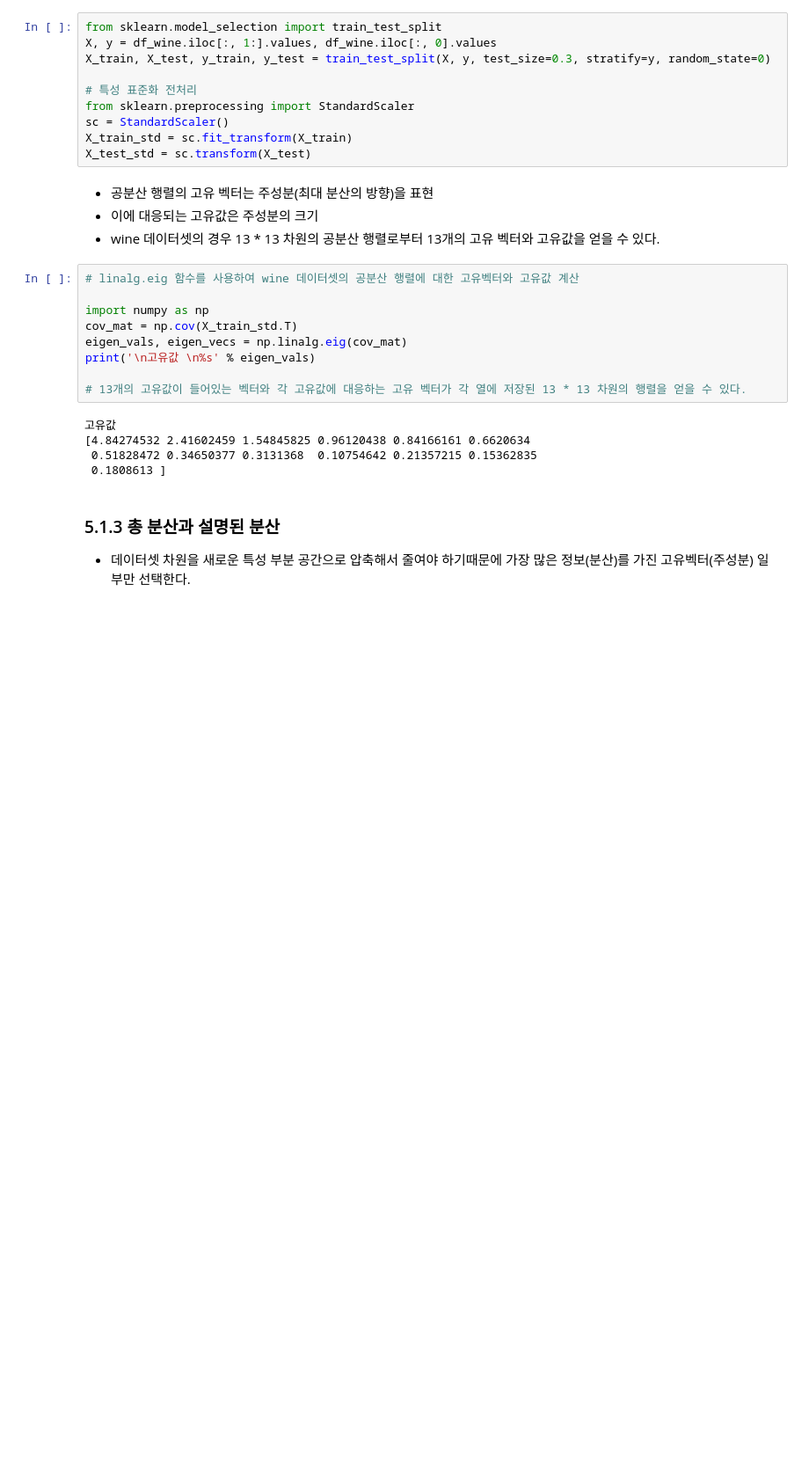
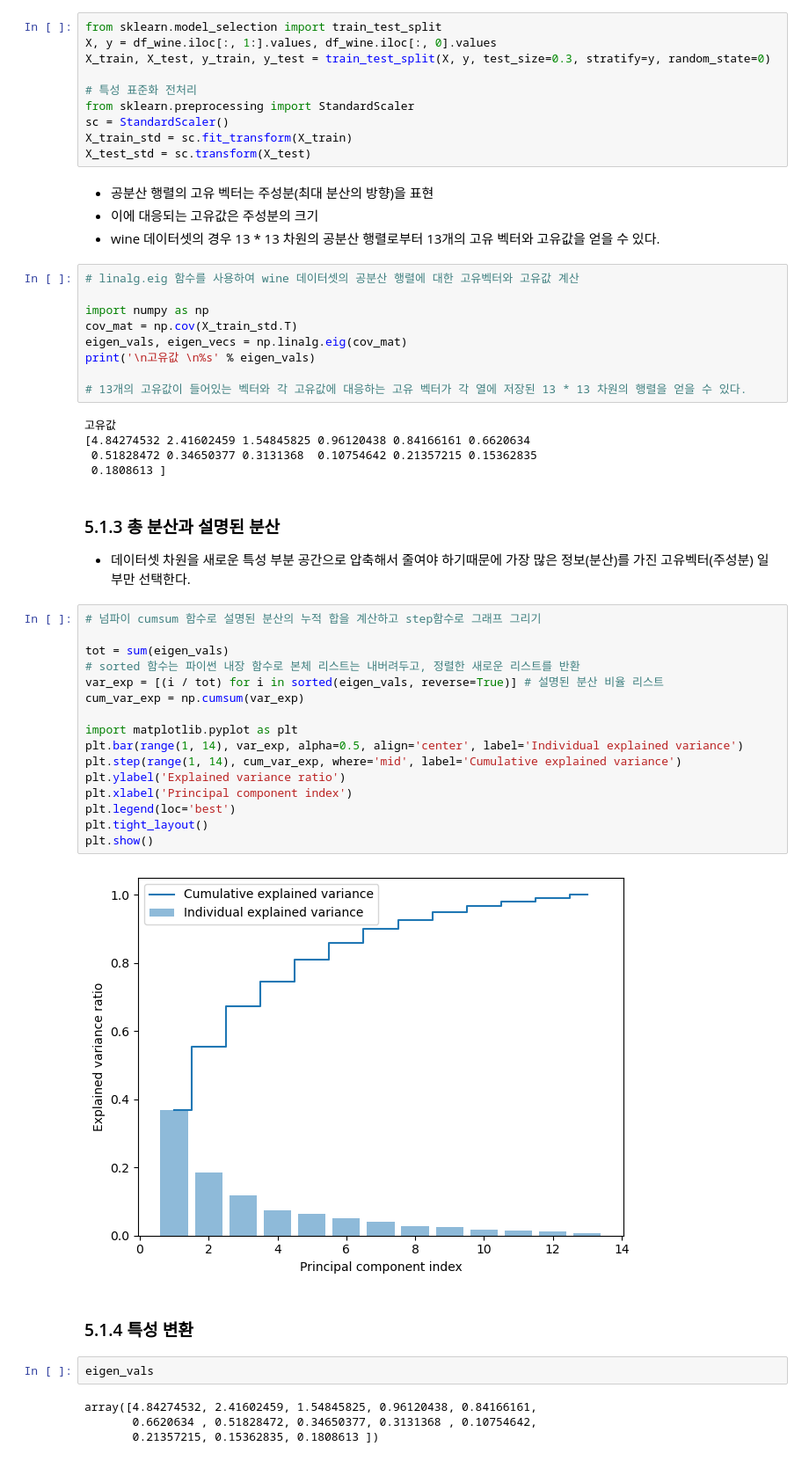
Before and after one commit to LeeDaeWook/ML_study, a Jupyter notebook: ml_study_ch4.ipynb, the cells around one changed output. Shown: that part at 88% size. Cells and saved outputs as stored; diff of their text form; blank space fills up the shorter version.

Commit message:
explained variance, Projection matrix, PCA

```diff
--- a/ml_study_ch4.ipynb
+++ b/ml_study_ch4.ipynb
@@ -860,3 +857,29 @@ print('\n고유값 \n%s' % eigen_vals)
 ### 5.1.3 총 분산과 설명된 분산
 
 - 데이터셋 차원을 새로운 특성 부분 공간으로 압축해서 줄여야 하기때문에 가장 많은 정보(분산)를 가진 고유벡터(주성분) 일부만 선택한다.
+# %%
+# 넘파이 cumsum 함수로 설명된 분산의 누적 합을 계산하고 step함수로 그래프 그리기
+
+tot = sum(eigen_vals)
+# sorted 함수는 파이썬 내장 함수로 본체 리스트는 내버려두고, 정렬한 새로운 리스트를 반환
+var_exp = [(i / tot) for i in sorted(eigen_vals, reverse=True)] # 설명된 분산 비율 리스트
+cum_var_exp = np.cumsum(var_exp)
+
+import matplotlib.pyplot as plt
+plt.bar(range(1, 14), var_exp, alpha=0.5, align='center', label='Individual explained variance')
+plt.step(range(1, 14), cum_var_exp, where='mid', label='Cumulative explained variance')
+plt.ylabel('Explained variance ratio')
+plt.xlabel('Principal component index')
+plt.legend(loc='best')
+plt.tight_layout()
+plt.show()
+# %% [output]
+[figure, added]
+# %% [markdown]
+### 5.1.4 특성 변환
+# %%
+eigen_vals
+# %% [output]
+array([4.84274532, 2.41602459, 1.54845825, 0.96120438, 0.84166161,
+       0.6620634 , 0.51828472, 0.34650377, 0.3131368 , 0.10754642,
+       0.21357215, 0.15362835, 0.1808613 ])
```
Also changed, not shown: parts of 8 cells of this notebook.
